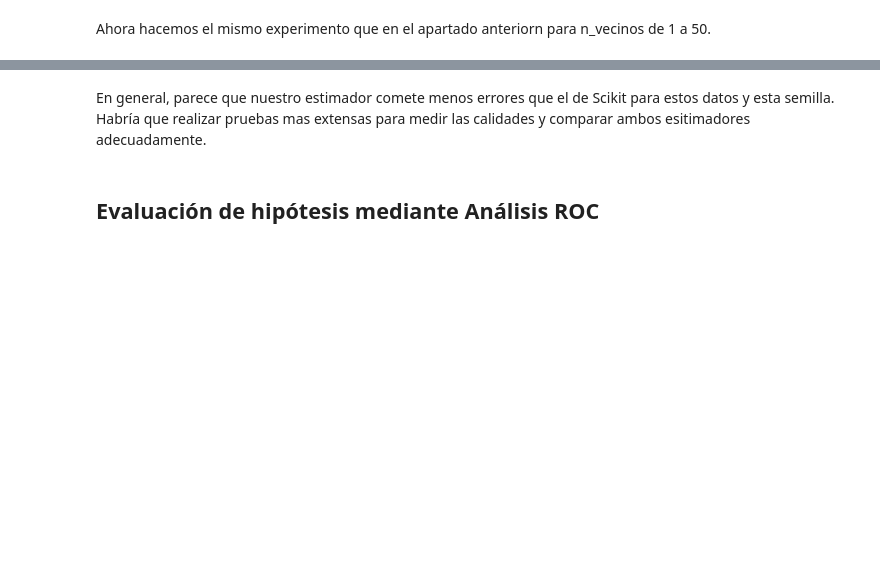
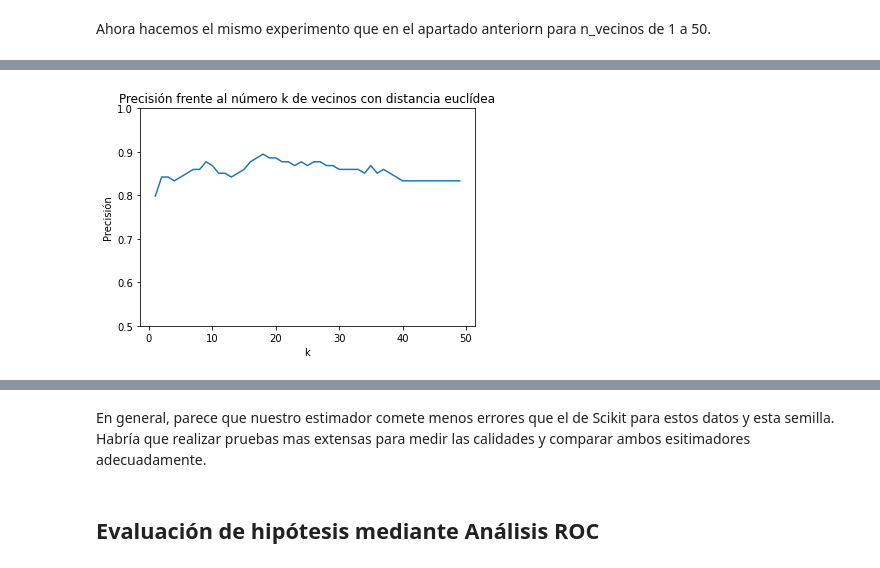
Before and after one commit to Albertogk/FAA, a Jupyter notebook: practica2/main.ipynb, the cells around one changed output, grey strips where cells are left out. Saved outputs shown, nothing was run; the diff lists cells and outputs as text; code cells hidden in the pictures; blank space fills up the shorter version.

```diff
--- a/practica2/main.ipynb
+++ b/practica2/main.ipynb
@@ -323,20 +379,23 @@ Ahora hacemos el mismo experimento que en el apartado anteriorn para n_vecinos d
 # %%
 archivo = 'wdbc.data'
-p = 0.3
+p = 0.2
 seed = 0
 
 dataset = Datos(archivo)
 
-datos = dataset.datos
-for i in range(datos.shape[0]):
-    for j in range(datos.shape[1]):
-        if dataset.nominalAtributos[j] or j == datos.shape[1] - 1:
-            datos[i, j] = dataset.diccionario[j][datos[i, j]]
 
-X = datos[:, :-1]
-y = datos[:, -1]
+transformar_datos(dataset)
 
-X = X.astype('int32')
-y = y.astype('int32')
+
+X = dataset.datos[:, :-1]
+y = dataset.datos[:, -1]
+
+X = X.astype('float32')
+y = y.astype('float32')
 
 X_train, X_test, y_train, y_test = train_test_split(X, y, test_size=p, random_state=seed)
+
+medias, desv = calcularMediasDesv(X_train, dataset.nominalAtributos)
+
+X_train_norm = normalizarDatos(X_train, dataset.nominalAtributos, medias, desv)
+X_test_norm = normalizarDatos(X_test, dataset.nominalAtributos, medias, desv)
@@ -353,0 +402,17 @@ print('VC\t(', round(np.mean(1-ac_tic_cruzada_0), 3), round(np.std(1-ac_tic_cruz
+# %%
+k_precision_wdbc_euclidean_scikit = np.zeros(len(k_values))
+cnt = 0
+for k in k_values:
+    clf = KNeighborsClassifier(n_neighbors=k, weights='uniform', algorithm='brute', p=1, metric='minkowski').fit(X_train_norm, y_train)
+    k_precision_wdbc_euclidean_scikit[cnt] = clf.score(X_test_norm, y_test)
+    cnt += 1
+# %%
+plt.figure()
+plt.plot(k_values, k_precision_wdbc_euclidean_scikit)
+plt.xlabel("k")
+plt.ylim(0.5, 1)
+plt.ylabel("Precisión")
+plt.title("Precisión frente al número k de vecinos con distancia euclídea")
+plt.show()
+# %% [output]
+[figure, added]
```
Also changed, not shown: parts of 10 cells of this notebook, 1 other file.
